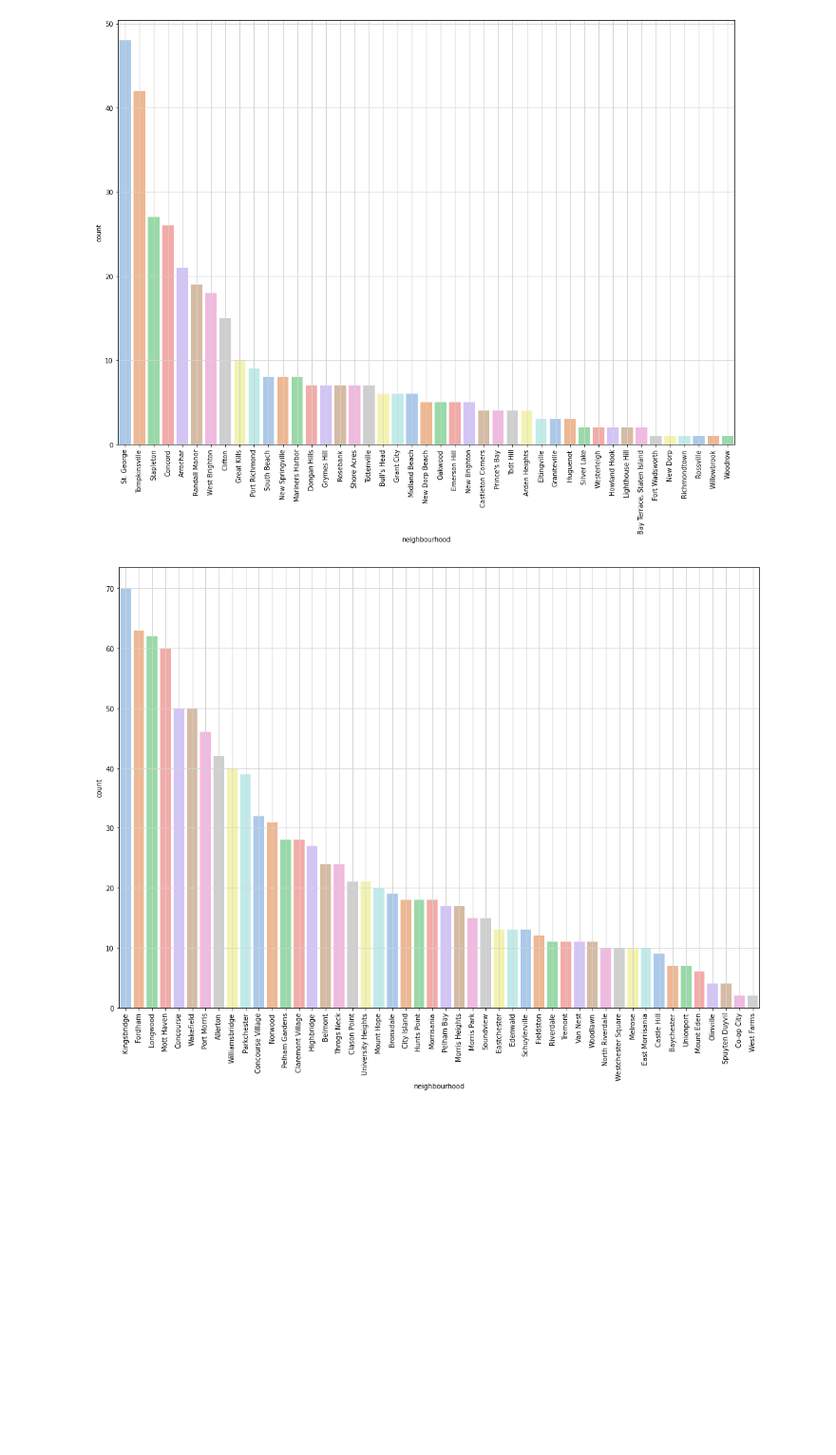
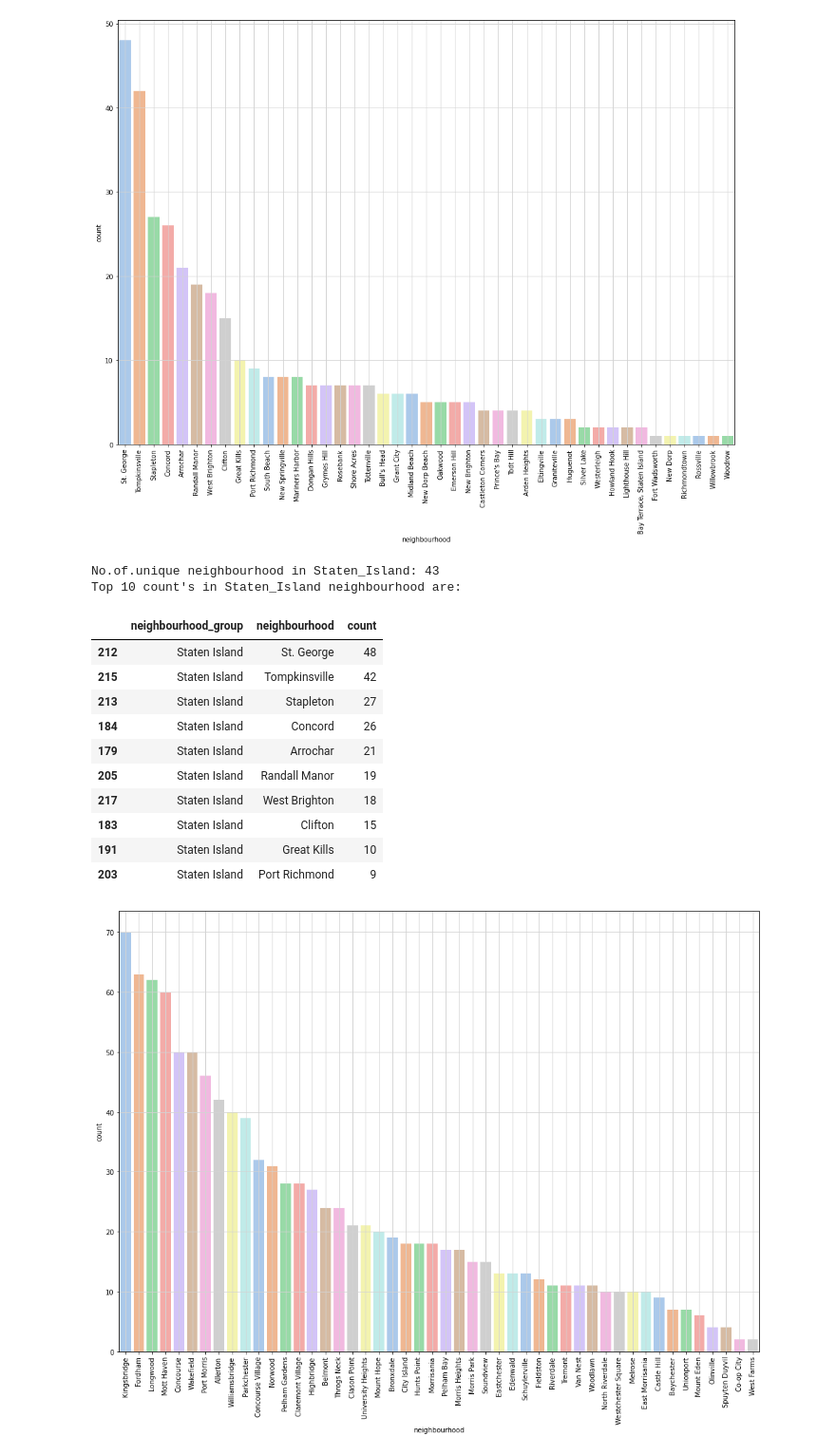
Before and after one commit to Sanjaycsk/AirBnb-EDA, a Jupyter notebook: AirBnB_Project.ipynb, the cells around one changed output. Shown at 95% size. Saved outputs shown, nothing was run; the diff lists cells and outputs as text; code cells hidden in the pictures; blank space fills up the shorter version.

```diff
--- a/AirBnB_Project.ipynb
+++ b/AirBnB_Project.ipynb
@@ -261,6 +300,25 @@ ax.grid(b=True, which='minor', color='#d3d3d3', linewidth=0.5)
 plt.show()
 # %% [output]
 [figure]
+# %%
+No_of_Neighbourhood_in_Staten_Island = len(pd.unique(Staten_Island_neighbourhood_top10['neighbourhood']))
+print(f'No.of.unique neighbourhood in Staten_Island: {No_of_Neighbourhood_in_Staten_Island}')
+print("Top 10 count's in Staten_Island neighbourhood are:")
+Staten_Island_neighbourhood_top10.head(10)
+# %% [output]
+No.of.unique neighbourhood in Staten_Island: 43
+Top 10 count's in Staten_Island neighbourhood are:
+|  | neighbourhood_group | neighbourhood | count |
+| 212 | Staten Island | St. George | 48 |
+| 215 | Staten Island | Tompkinsville | 42 |
+| 213 | Staten Island | Stapleton | 27 |
+| 184 | Staten Island | Concord | 26 |
+| 179 | Staten Island | Arrochar | 21 |
+| 205 | Staten Island | Randall Manor | 19 |
+| 217 | Staten Island | West Brighton | 18 |
+| 183 | Staten Island | Clifton | 15 |
+| 191 | Staten Island | Great Kills | 10 |
+| 203 | Staten Island | Port Richmond | 9 |
 # %%
 Bronx_neighbourhood_top10 = multi_group_var.loc[multi_group_var['neighbourhood_group'] == 'Bronx' ]
 plt.figure(figsize=(17,12))
```
Also changed, not shown: parts of 5 cells of this notebook.
